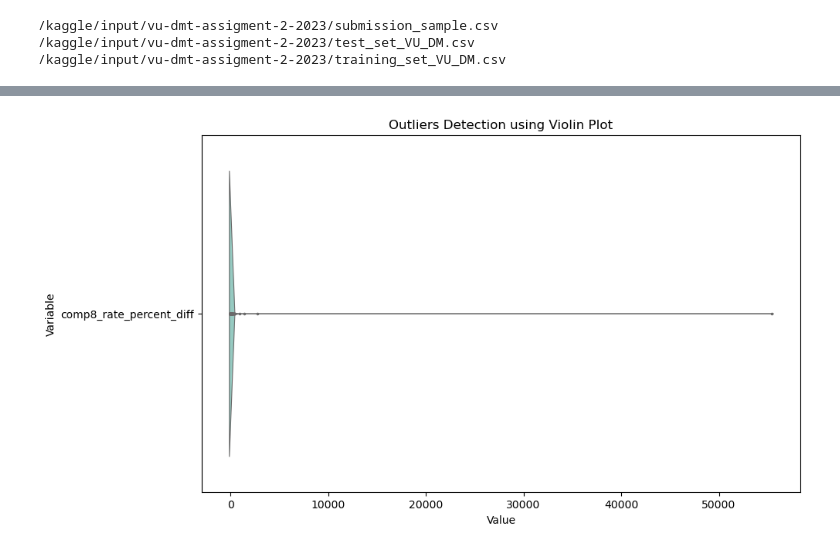
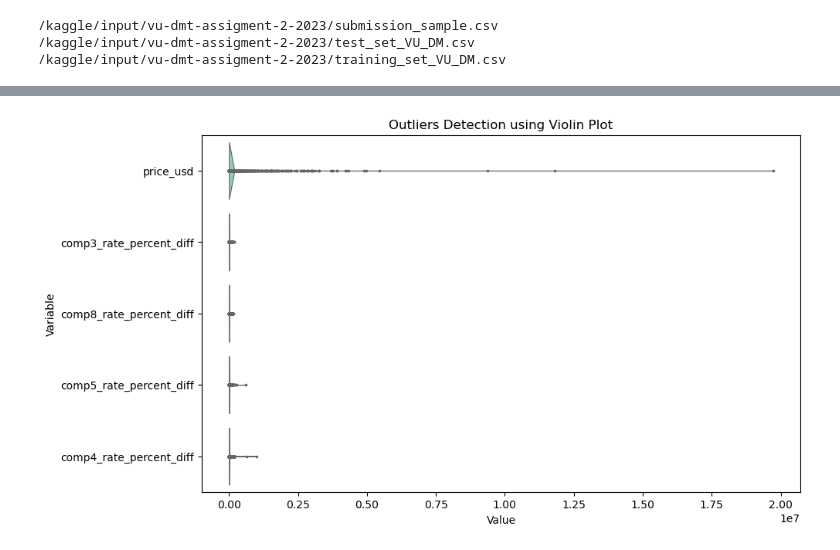
Before and after one commit to Mohammed-majeed/DMT_assignment2, a Jupyter notebook: DMT_assignment2.ipynb, the cells around one changed output, grey strips where cells are left out. Cells and saved outputs as stored; diff of their text form; code cells hidden in the pictures.

```diff
--- a/DMT_assignment2.ipynb
+++ b/DMT_assignment2.ipynb
@@ -77,20 +78,19 @@ msno.bar(df)
 # %%
 # Select the numeric columns for outlier detection
-features = [
-            'comp8_rate_percent_diff',
-            ]
+features = ['price_usd','comp3_rate_percent_diff',
+            'comp8_rate_percent_diff','comp5_rate_percent_diff','comp4_rate_percent_diff']
 
 
 # Create a violin plot
 plt.figure(figsize=(10, 6))
 sns.violinplot(data=df[features], inner="points", linewidth=0.8, scale="width", palette="Set3", orient='h')
 
 # Customize the plot
 plt.xlabel('Value')
 plt.ylabel('Variable')
 plt.title('Outliers Detection using Violin Plot')
 
 # Show the plot
 plt.show()
 # %% [output]
-[figure, old version]
+[figure, new version]
```
Also changed, not shown: parts of 34 cells of this notebook.
